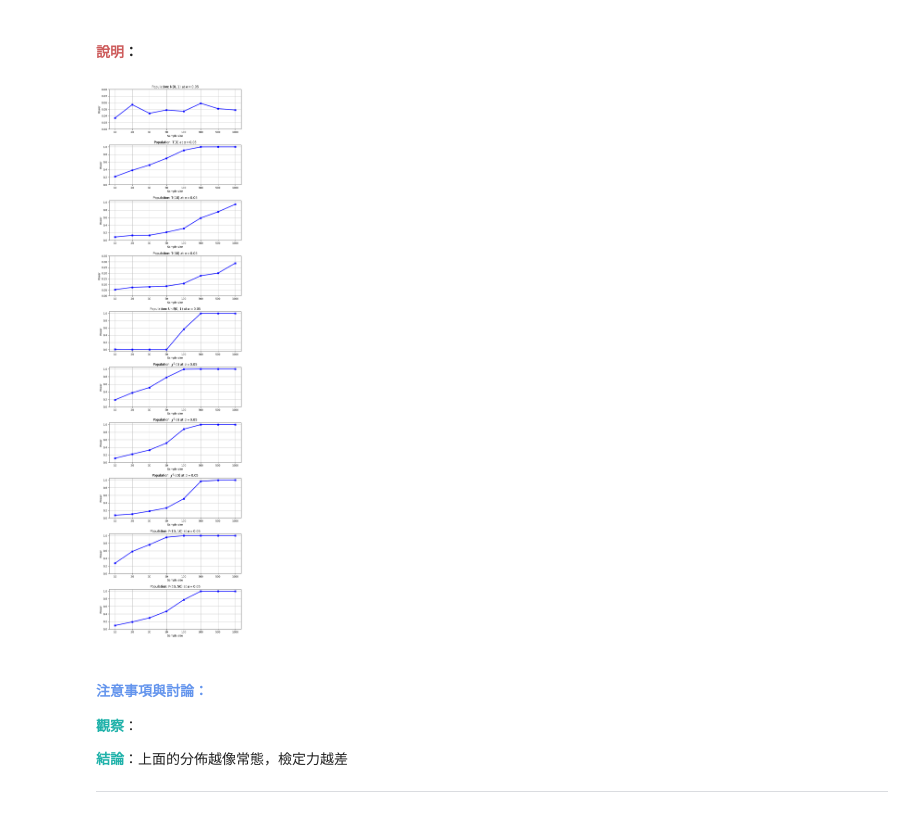
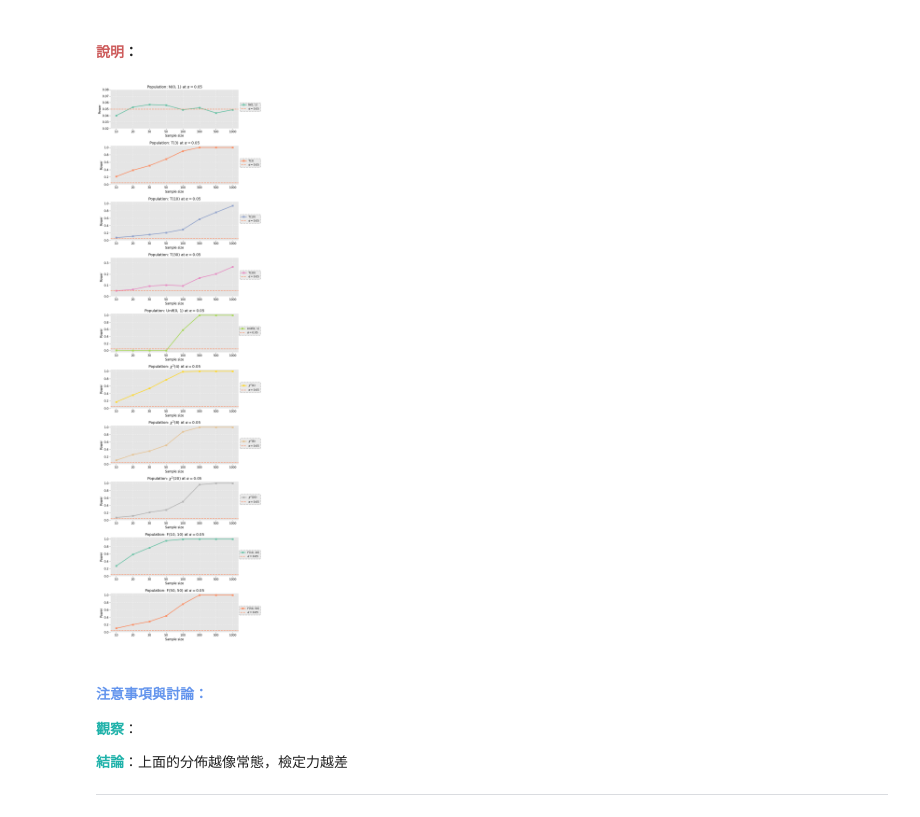
Before and after one commit to shengsia02/StatComp, a Jupyter notebook: hw4/StatComp_411078064_Monte_Carlo_Simulation.ipynb, the cells around one changed output. Drawn from its saved outputs; the diff is of its cells as text; code cells hidden in the pictures.

```diff
--- a/hw4/StatComp_411078064_Monte_Carlo_Simulation.ipynb
+++ b/hw4/StatComp_411078064_Monte_Carlo_Simulation.ipynb
@@ -153,7 +153,7 @@ for i, n in enumerate(n_val):
     ax_cdf = axs[i, 1]
 
     # G2 统计量的直方图與 normal PDF
-    ax_pdf.hist(G2, bins = 100, density = True, color = '#D1BBFF', edgecolor = '#FFFFFF'
+    ax_pdf.hist(G2, bins = 100, density = True, color = '#c994c7', edgecolor = '#FFFFFF'
                 , label = 'G2 Statistic')
     ax_pdf.plot(x_pdf, y_pdf, color = '#FFA488', lw = 3, linestyle = '--', label = 'Z Distribution'
                 , alpha = 0.9)
@@ -240,7 +240,7 @@ for i, n in enumerate(n_val):
     ax_cdf = axs[i, 1]
 
     # G3 统计量的直方图與 chi(2) PDF
-    ax_pdf.hist(G3, bins = 150, density = True, color = '#99FF99', edgecolor = '#FFFFFF'
+    ax_pdf.hist(G3, bins = 150, density = True, color = '#99d8c9', edgecolor = '#FFFFFF'
                 , label = 'G3 Statistic')
     ax_pdf.plot(x_pdf, y_pdf, color = '#FFA488', lw = 3, linestyle = '--', label = '$\chi^2(2)$ Distribution'
                 , alpha = 0.9)
@@ -307,6 +307,7 @@ $$P(Reject\; H_0 | Data \sim H_0) = 0.05$$
 # %%
 import numpy as np
 import matplotlib.pyplot as plt
+import seaborn as sns
 from scipy.stats import skew, kurtosis, norm, chi2, uniform, t, f
 
 def G3_stats(X):
@@ -315,7 +316,7 @@ def G3_stats(X):
         X: A numpy array of shape (N, n) where N is the number of samples and n is the size of each sample
     Output:
         G3: A numpy array of shape (N,) that contains the G3 statistic for each sample
-        p_val: A numpy array of shape (N,) that contains the p-value for each sample
+        P_Val: A numpy array of shape (N,) that contains the p-value for each sample
     """
     n = X.shape[1]
     G1 = np.sqrt(n / 6) * skew(X, axis = 1, bias = False) # bias = False 表示 Unbiased
@@ -340,35 +341,48 @@ distributions = {
 def dist(dist_name, N, n):
     return distributions[dist_name]((N, n))
 # %%
+# 設定參數
 N = 1000 # number of samples
 n = [10, 20, 30, 50, 100, 300, 500, 1000] # sample size
 alpha = 0.05
 
-fig, axs = plt.subplots(10, 1, figsize = (8, 30))
+# 繪圖設定
+plt.style.use('ggplot')
+fig, axs = plt.subplots(10, 1, figsize = (9, 30))
+color = sns.color_palette('Set2', 10)
 ylim_lower = [0.02, 0, 0, 0, -0.05, 0, 0, 0, 0, 0]
 ylim_upper = [0.08, 1.05, 1.05, 0.35, 1.05, 1.05, 1.05, 1.05, 1.05, 1.05]
 
+# 開始繪圖
 for j, dist_name in enumerate(distributions.keys()):
     power = np.zeros(len(n))
     for i in range(len(n)):
         x = dist(dist_name, N, n[i])
         G3, P_Val = G3_stats(x)
         power[i] = np.mean(P_Val < alpha)
 
     axs = axs.ravel()
-    axs[j].plot(power, marker = 's', linestyle = '-', color = 'b', lw = 2.5)
+    axs[j].plot(power, marker = 's', linestyle = '-', color = color[j], lw = 2.5, label = dist_name)
+    axs[j].axhline(y = 0.05, color = '#FF7744', linestyle = '--', lw = 2, alpha = 0.8
+                   , label = '$\\alpha = 0.05$')
     axs[j].set_xticks(np.arange(len(n)))
     axs[j].set_xticklabels(n)
-    axs[j].set_xlabel('Sample size')
-    axs[j].set_ylabel('Power')
-    axs[j].set_title('Population: ' + dist_name + ' at $\\alpha = 0.05$')
-    axs[j].grid(True)
+    axs[j].set_xlabel('Sample size', fontsize = 12, color = 'black')
+    axs[j].set_ylabel('Power', fontsize = 12, color = 'black')
+    axs[j].set_title('Population: ' + dist_name + ' at $\\alpha = 0.05$', fontsize = 14, color = 'black')
+    axs[j].grid(True, linestyle = '-.')
+    axs[j].tick_params(axis = 'both', colors = 'black', labelsize = 11)
     axs[j].set_ylim([ylim_lower[j], ylim_upper[j]])
+    legend = axs[j].legend(prop = {'size': 10}, frameon = True, edgecolor = '#666666'
+                            , loc = 'upper right', bbox_to_anchor = (1.18, 0.7))
+    legend.get_frame().set_linestyle('-.')
+    legend.get_frame().set_linewidth(1)
+    legend.get_frame().set_alpha(0.8)
 
 plt.tight_layout()
 plt.show()
 # %% [output]
-[figure, old version]
+[figure, new version]
 # %% [markdown]
 #### **<font color=cornflowerblue>注意事項與討論：</font>**
 
```
Also changed, not shown: parts of 5 cells of this notebook, 1 other file.
